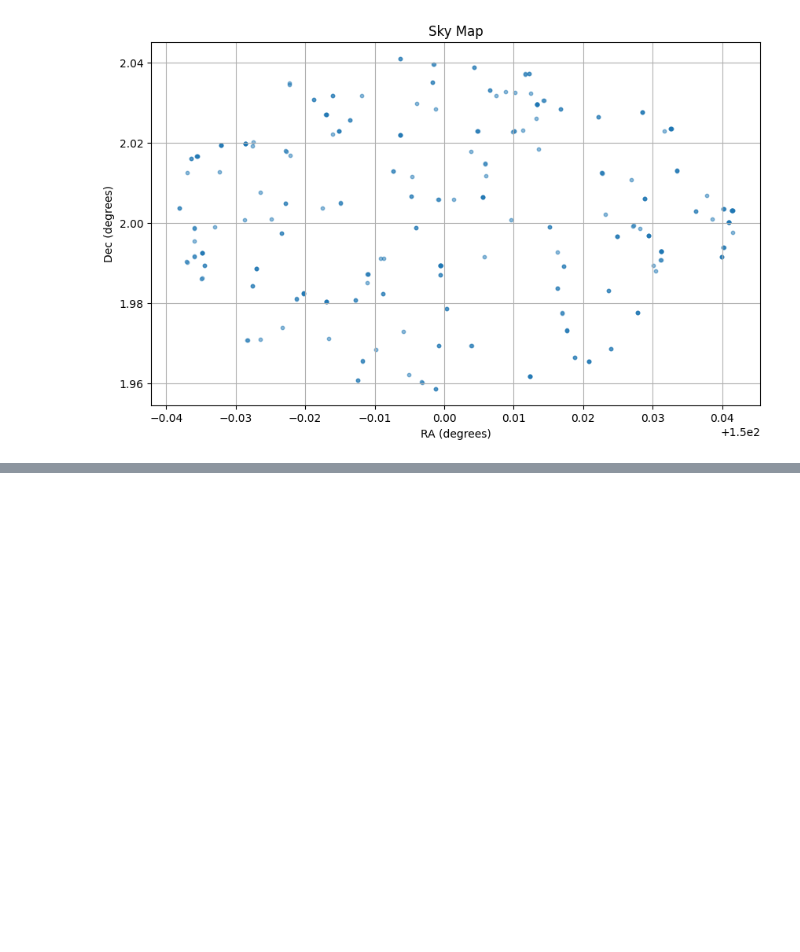
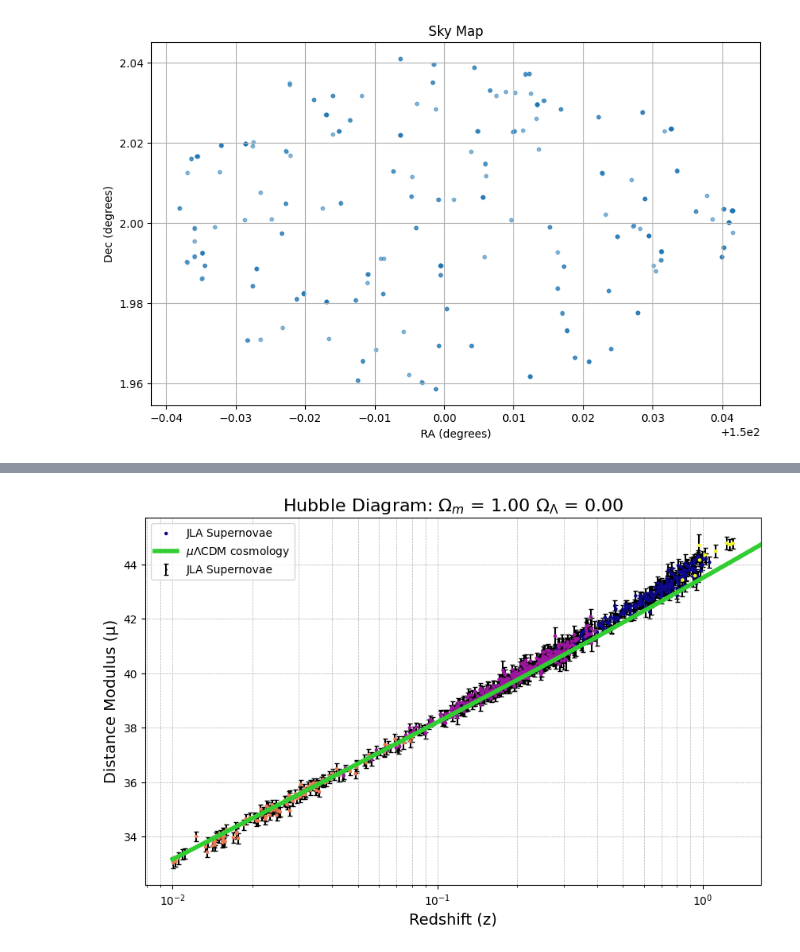
Before and after one commit to chernya4/astr_prac, a Jupyter notebook: SDSS_practice.ipynb, the cells around one changed output, grey strips where cells are left out. Saved outputs shown, nothing was run; the diff lists cells and outputs as text; code cells hidden in the pictures; blank space fills up the shorter version.

```diff
--- a/SDSS_practice.ipynb
+++ b/SDSS_practice.ipynb
@@ -57,22 +61,3 @@ plt.grid()
 plt.show()
 # %% [output]
 [figure]
-# %%
-# Query SDSS for spectroscopic data
-spectro_result = SDSS.query_region(target_position, radius='2.5 arcmin', spectro=True)
-
-# Display the spectroscopic results
-print(spectro_result)
-
-# Download spectra for the spectroscopic objects
-spectra = SDSS.get_spectra(matches=spectro_result)
-print(spectra)
-# Save spectra to disk
-for i, sp in enumerate(spectra):
-    if sp[0].data is not None:
-        filename = f'sdss_spectrum_{i}.fits'
-        with open(filename, 'wb') as f:
-            f.write(sp[0].data)
-        print(f'Spectrum saved to {filename}')
-    else:
-        print(f'Spectrum {i} has no data and was not saved.')
@@ -409,0 +253,62 @@ plt.show()
+# %%
+import numpy as np
+from scipy.integrate import quad
+from matplotlib.animation import FuncAnimation
+import matplotlib.pyplot as plt
+
+# Define constants
+H_o = 70  # km / (s * Megaparsec)
+c = 3e5  # Speed of light in km/s
+Omega_m_values = np.linspace(0.01, 1, 100)  # Range of Omega_m values
+Omega_Lambda_values = np.linspace(1 - 0.01, 1 - 1, 100)
+
+
+# Luminosity distance function
+def integrand(z_prime, Omega_m):
+    return 1.0 / np.sqrt(Omega_m * (1 + z_prime)**3 + (1 - Omega_m))
+
+def luminosity_distance(z, Omega_m):
+    integral, _ = quad(integrand, 0, z, args=(Omega_m,))
+    d_L = (c / H_o) * (1 + z) * integral
+    return d_L
+
+# Create figure and axis
+fig, ax = plt.subplots(figsize=(10, 6))
+ax.set_xscale('log')
+ax.set_xlabel('Redshift (z)', fontsize=14)
+ax.set_ylabel('Distance Modulus (μ)', fontsize=14)
+ax.set_title('Hubble Diagram for Varying Omega_m', fontsize=16)
+ax.grid(True, which="both", linestyle="--", linewidth=0.5)
+
+# Scatter plot with error bars
+scatter = ax.errorbar(zcmb, mu, yerr=sigma_mu, fmt='o', color='black', label='JLA Supernovae', capsize=2, markersize=1, zorder=1)
+scatter = ax.scatter(zcmb, mu, c=set_values, cmap='plasma', label='JLA Supernovae', s=5, zorder=2)
+
+# Line plot for theoretical curve
+line, = ax.plot([], [], color='#32CD32', label=r'$\mu \Lambda \text{CDM cosmology}$', linewidth=4, zorder=3)
+legend = ax.legend()
+
+# Initialization function
+def init():
+    line.set_data([], [])
+    return line,
+
+# Animation function
+def animate(i):
+    Omega_Lambda = Omega_Lambda_values[i]
+    Omega_m = Omega_m_values[i]
+    d_L_vals = np.array([luminosity_distance(z, Omega_m) for z in z_vals])
+    mu_theoretical = 5 * np.log10(d_L_vals * 1e6 / 10)  # H_o is in km/s/Mpc, d_L must convert to pc via 1e6
+    line.set_data(z_vals, mu_theoretical)
+    ax.set_title(f'Hubble Diagram: $\Omega_m$ = {Omega_m:.2f}' + f' $\Omega_\Lambda$ = {Omega_Lambda:.2f}', fontsize=16)
+    return line,
+
+# Create animation
+ani = FuncAnimation(fig, animate, init_func=init, frames=len(Omega_m_values), interval=100, blit=True)
+
+# Save the animation as a GIF
+ani.save('hubble_diagram_varying_both.gif', writer='pillow')
+
+plt.show()
+# %% [output]
+[figure, added]
```
Also changed, not shown: parts of 28 cells of this notebook, 15 other files.
